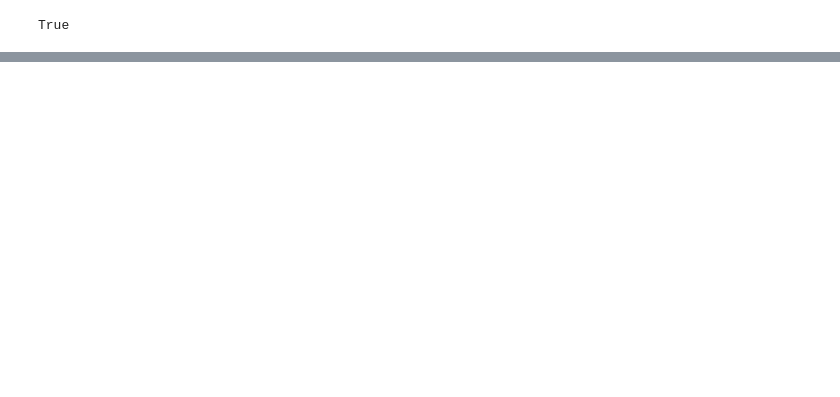
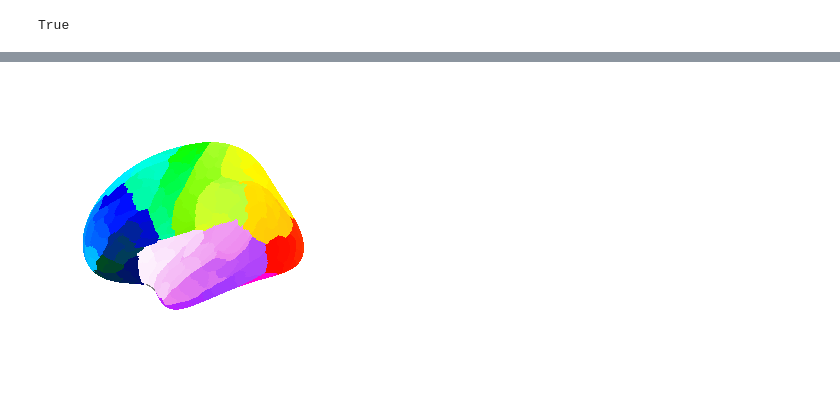
Before and after one commit to hugofluhr/gsp_neuro, a Jupyter notebook: notebooks/connectomes_sandbox.ipynb, the cells around one changed output, grey strips where cells are left out. Cells and saved outputs as stored; diff of their text form; code cells hidden in the pictures; blank space fills up the shorter version.

```diff
--- a/notebooks/connectomes_sandbox.ipynb
+++ b/notebooks/connectomes_sandbox.ipynb
@@ -81,0 +81,9 @@ array([[ 19.1775  ,  15.02675 , -22.2699  ],
+# %%
+label_dir = '/home/localadmin/Bureau/HUGO/data/requestionforconnectomes/'
+# %%
+annots = [os.path.join(label_dir,'rh.atlas-laus2018_desc-scale{}.annot'.format(scale)),
+            os.path.join(label_dir,'lh.atlas-laus2018_desc-scale{}.annot'.format(scale))]
+annot_right = nb.freesurfer.read_annot(annots[0])
+annot_left = nb.freesurfer.read_annot(annots[1])
+labels_right = [elem.decode('utf-8') for elem in annot_right[2]]
+labels_left = [elem.decode('utf-8') for elem in annot_left[2]]
@@ -81,0 +94,16 @@ array([[ 19.1775  ,  15.02675 , -22.2699  ],
+# %%
+atlas = Bunch(map_left=annot_left[0],
+                map_right=annot_right[0])
+
+parcellation_right = atlas['map_right']
+roi_vect_right = np.zeros_like(parcellation_right, dtype=float) * np.nan
+parcellation_left = atlas['map_left']
+roi_vect_left = np.zeros_like(parcellation_left, dtype=float)*np.nan
+# %%
+inflated_path = '/home/localadmin/Bureau/HUGO/data/requestionforconnectomes/lh.inflated.gii'
+pial_path = '/home/localadmin/Bureau/HUGO/data/requestionforconnectomes/lh.pial.gii'
+# %%
+plotting.plot_surf_roi(inflated_path, roi_map=parcellation_left,
+                       hemi='left', view='lateral');
+# %% [output]
+[figure, added]
```
Also changed, not shown: parts of 14 cells of this notebook.
